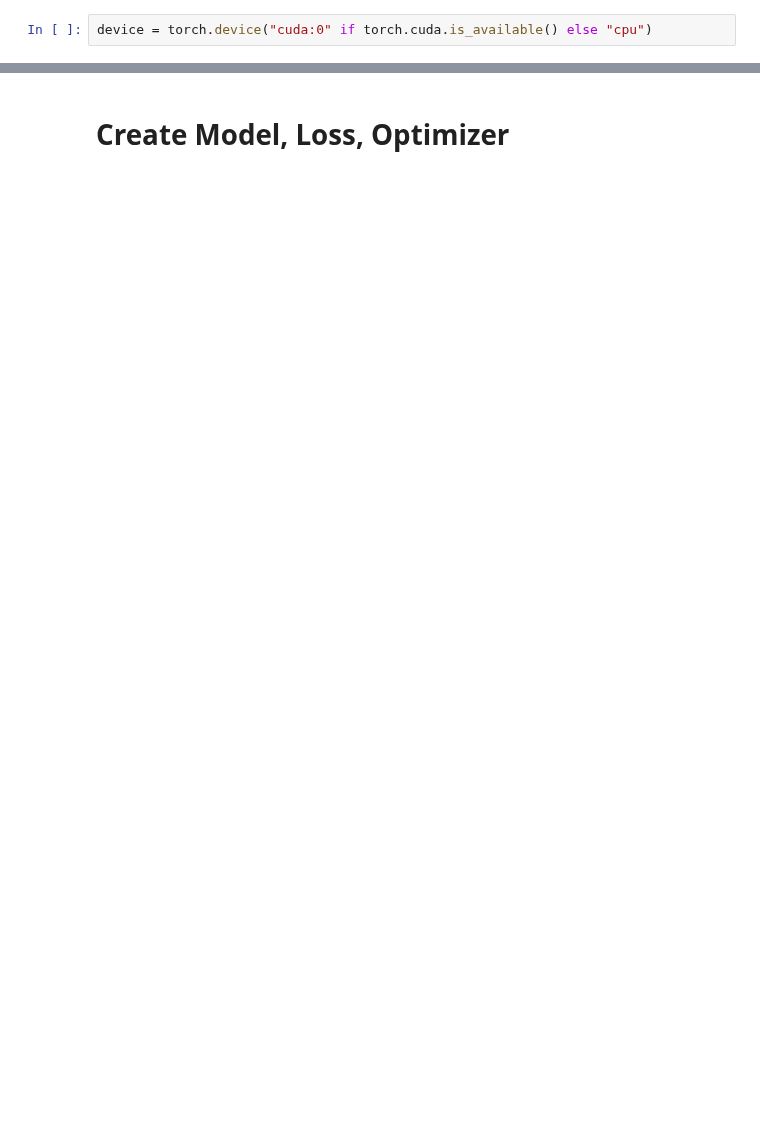
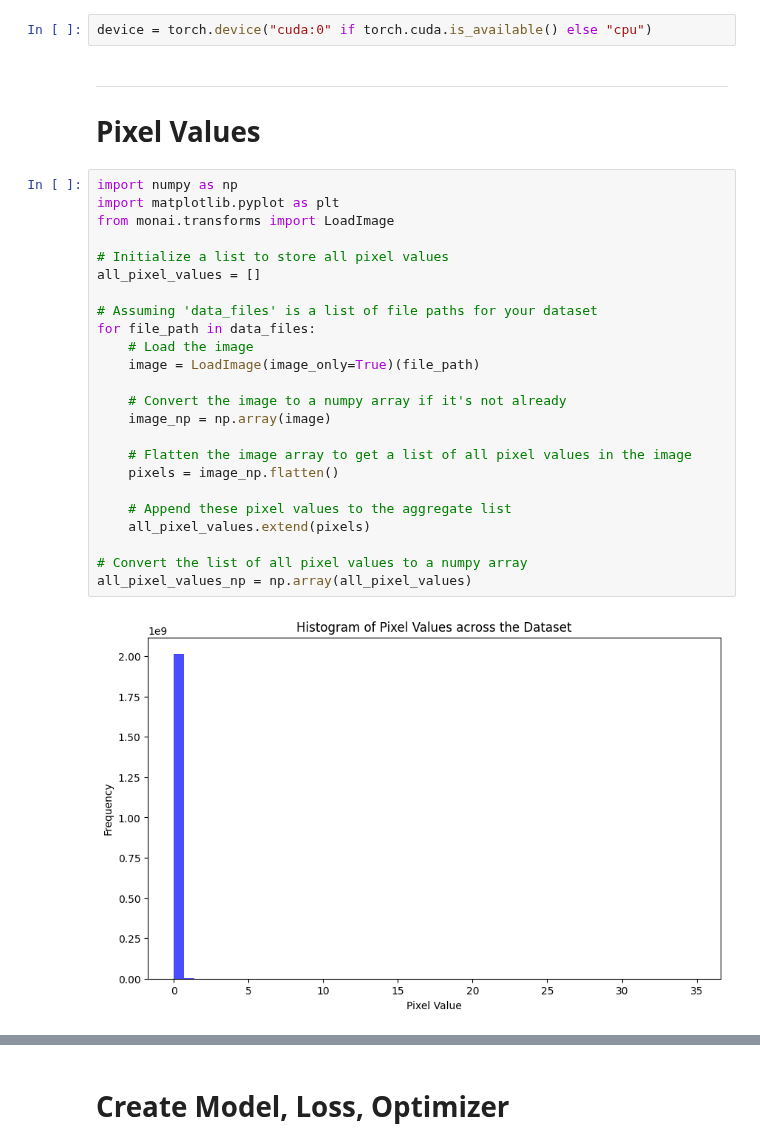
Before and after one commit to s-shahpouri/DL_PET, a Jupyter notebook: Data_cheking.ipynb, the cells around one changed output, grey strips where cells are left out. Drawn from its saved outputs; the diff is of its cells as text; blank space fills up the shorter version.

```diff
--- a/Data_cheking.ipynb
+++ b/Data_cheking.ipynb
@@ -195,2 +239,31 @@ val_loader = DataLoader(val_ds, batch_size=1, shuffle=False, num_workers=1)
 # %%
 device = torch.device("cuda:0" if torch.cuda.is_available() else "cpu")
+# %% [markdown]
+----------
+# Pixel Values
+# %%
+import numpy as np
+import matplotlib.pyplot as plt
+from monai.transforms import LoadImage
+
+# Initialize a list to store all pixel values
+all_pixel_values = []
+
+# Assuming 'data_files' is a list of file paths for your dataset
+for file_path in data_files:
+    # Load the image
+    image = LoadImage(image_only=True)(file_path)
+
+    # Convert the image to a numpy array if it's not already
+    image_np = np.array(image)
+
+    # Flatten the image array to get a list of all pixel values in the image
+    pixels = image_np.flatten()
+
+    # Append these pixel values to the aggregate list
+    all_pixel_values.extend(pixels)
+
+# Convert the list of all pixel values to a numpy array
+all_pixel_values_np = np.array(all_pixel_values)
+# %% [output]
+[figure, added]
```
Also changed, not shown: parts of 34 cells of this notebook, 45 other files.
